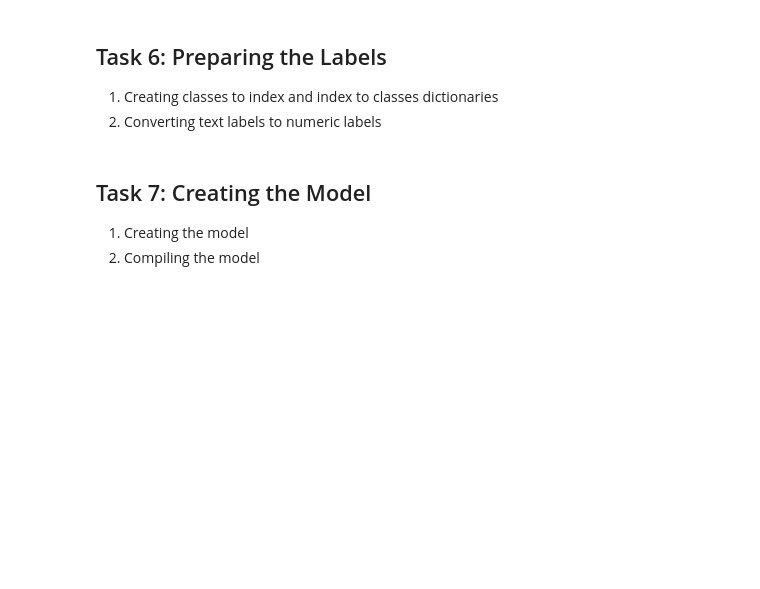
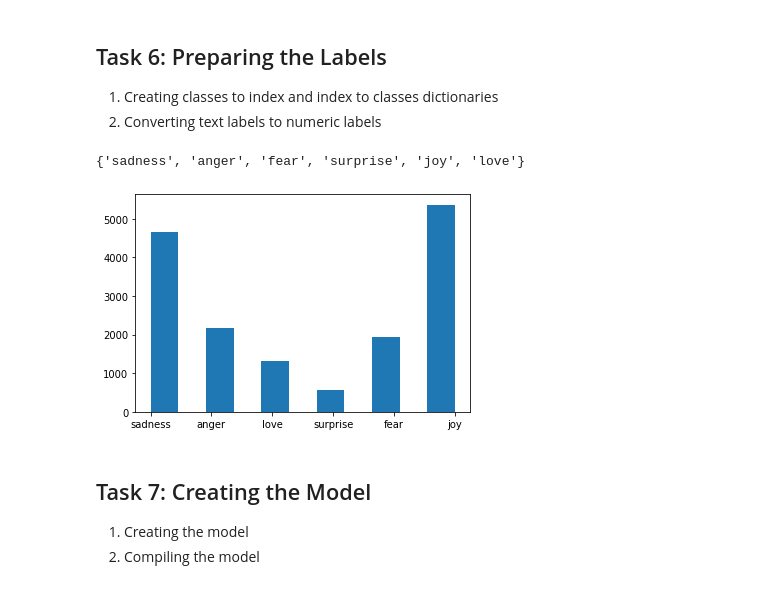
Before and after one commit to RahulParajuli/NLP_practice_book, a Jupyter notebook: Tweet_Emotion_Recognition_Learner.ipynb, the cells around one changed output. Saved outputs shown, nothing was run; the diff lists cells and outputs as text; code cells hidden in the pictures; blank space fills up the shorter version.

```diff
--- a/Tweet_Emotion_Recognition_Learner.ipynb
+++ b/Tweet_Emotion_Recognition_Learner.ipynb
@@ -181,6 +181,16 @@ array([  2, 139,   3, 679,   0,   0,   0,   0,   0,   0,   0,   0,   0,
 
 1. Creating classes to index and index to classes dictionaries
 2. Converting text labels to numeric labels
+# %%
+classes = set(labels)
+print(classes)
+# %% [output]
+{'sadness', 'anger', 'fear', 'surprise', 'joy', 'love'}
+# %%
+plt.hist(labels, bins = 11)
+plt.show()
+# %% [output]
+[figure, added]
 # %% [markdown]
 ## Task 7: Creating the Model
 
```
